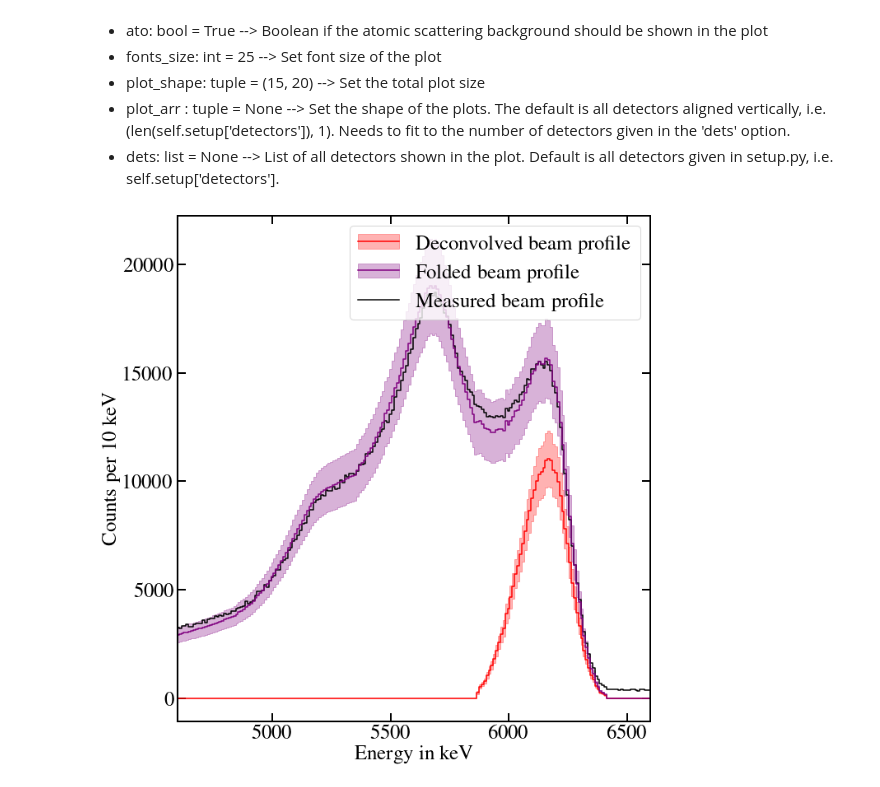
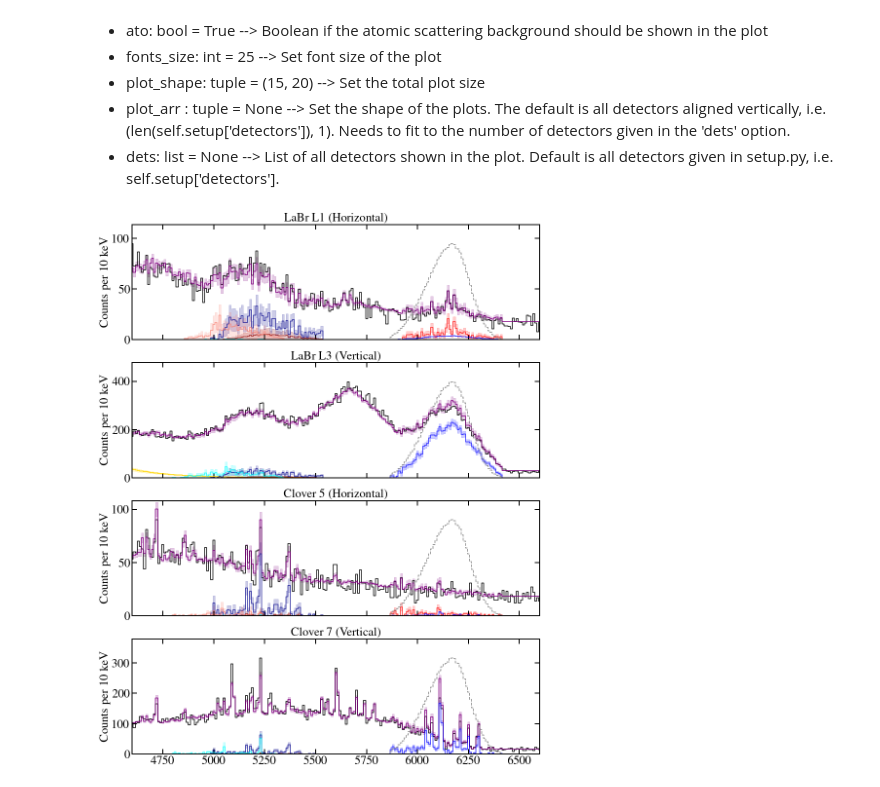
Before and after one commit to jmh2406/BinDInG, a Jupyter notebook: src/scripts/deconv_playground.ipynb, the cells around one changed output. Cells and saved outputs as stored; diff of their text form; code cells hidden in the pictures.

```diff
--- a/src/scripts/deconv_playground.ipynb
+++ b/src/scripts/deconv_playground.ipynb
@@ -44,8 +44,7 @@ Simply execute the plot_incs function like shown below. The options for the plot
 # %%
 from src.scripts.plot_binding_results import Plot_binding
 
 plot_inst = Plot_binding('Example', 179, 'bins')
-plot_inst.plot_incs(beam_deconv=True, plot_shape=(10, 10)
-)
+plot_inst.plot_incs()
 # %% [output]
-[figure, old version]
+[figure, new version]
```
Also changed, not shown: parts of 1 cell of this notebook, 2 other files.
